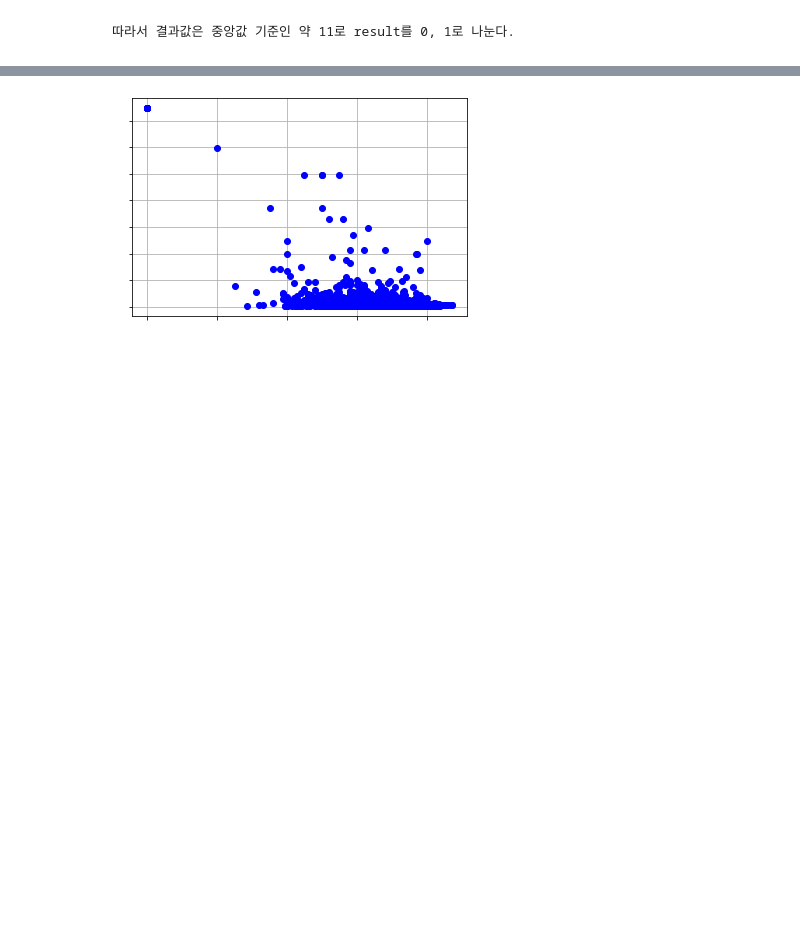
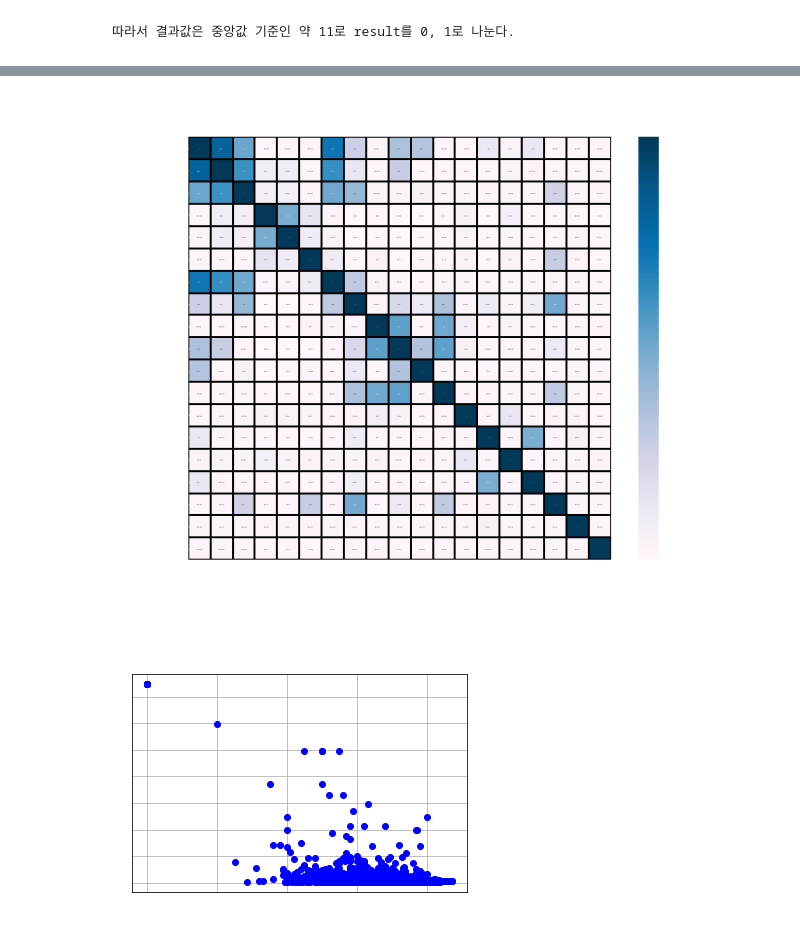
Before and after one commit to sky3085/ripple_ezen, a Jupyter notebook: ML/4.TMDBAnalysis.ipynb, the cells around one changed output, grey strips where cells are left out. Cells and saved outputs as stored; diff of their text form; code cells hidden in the pictures; blank space fills up the shorter version.

```diff
--- a/ML/4.TMDBAnalysis.ipynb
+++ b/ML/4.TMDBAnalysis.ipynb
@@ -52,0 +73,2 @@ plt.show()
+# %%
+df_genreVote_total = pd.DataFrame(list(genres_type.items()), columns=['genres', 'vote_weight_total'])
@@ -52,0 +95,15 @@ plt.show()
+# %%
+# HeapMap : 결과값이 높을수록 두변수가 높은 상관관계를 갖고 있다는 것.
+# genres 종류에 따라 나온 결과 값을 데이터프레임 변형, 해당하는 값만 부여하고 나머지는 0으로 부여
+# 가중치 값은 반올림하여 정수형으로 바꿈.
+df_genreVote_each = pd.DataFrame(columns=df_genreVote_total.genres)
+for idx in df.index:
+    genres = ast.literal_eval(df.genres[idx])
+    vote_weight = int(round(df.vote_weight[idx], 1))
+    # 한 줄 0으로 초기화
+    df_genreVote_each.loc[idx] = 0
+    for genre in genres:
+        df_genreVote_each.loc[idx][str(genre)] = vote_weight  # 한 줄 값 부여
+df_genreVote_each['vote_weight'] = df.vote_weight.round(1).astype(int)
+# %%
+df_genreVote_each.set_index('vote_weight', inplace=True)
@@ -53 +118,18 @@ plt.show()
+# %%
+# https://hong-yp-ml-records.tistory.com/33 -> heatmap에 관한내용.
+import seaborn as sns
+colormap = plt.cm.PuBu
+plt.figure(figsize=(10, 8))
+# plt.title("원하는 제목", size = 원하는 크기)
+plt.title("Genres of vote_weight", y = 1.05, size = 15)
+sns.heatmap(df_genreVote_each.astype(float).corr(), linewidths=0.1, vmax=1.0,
+           square = True, cmap = colormap, linecolor = "black", annot = True, annot_kws = {"size" : 2})
+plt.xticks(color='white')
+plt.yticks(color='white')
+plt.show()
+
+################################### 잘못 출력 vote_weight와의 상관관계가 아닌 genres간의 관계로 출력
+################################### 나쁘지는 않음 대신 색깔진한것은 상관X
+# %% [output]
+[figure, added]
 # %%
```
Also changed, not shown: parts of 9 cells of this notebook, 1 other file.
